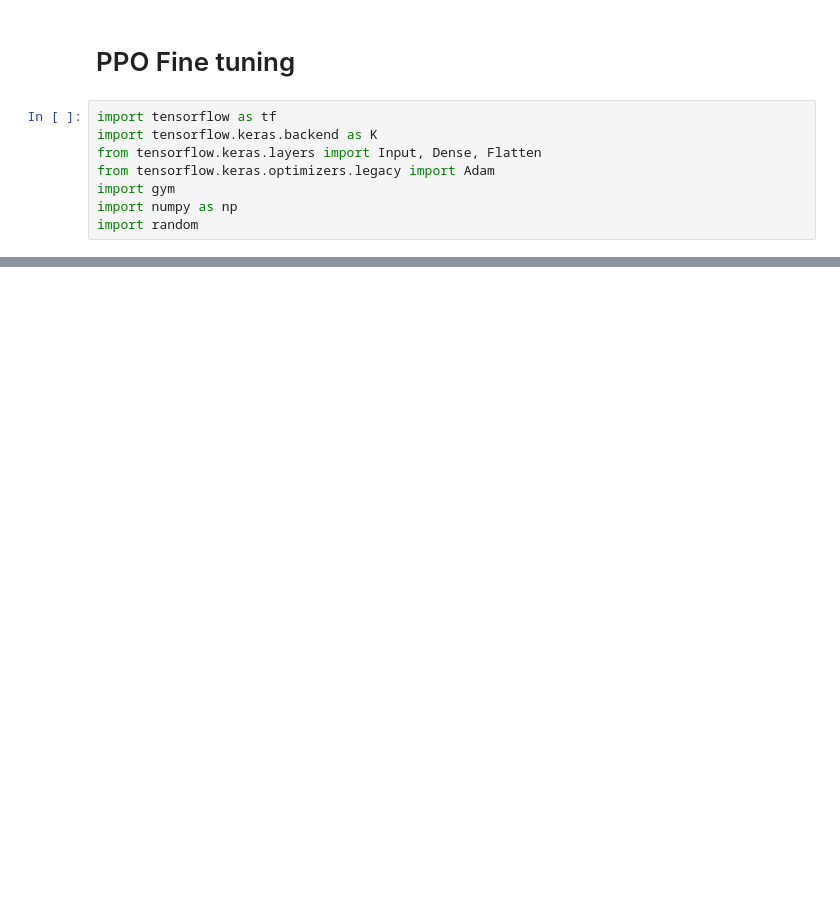
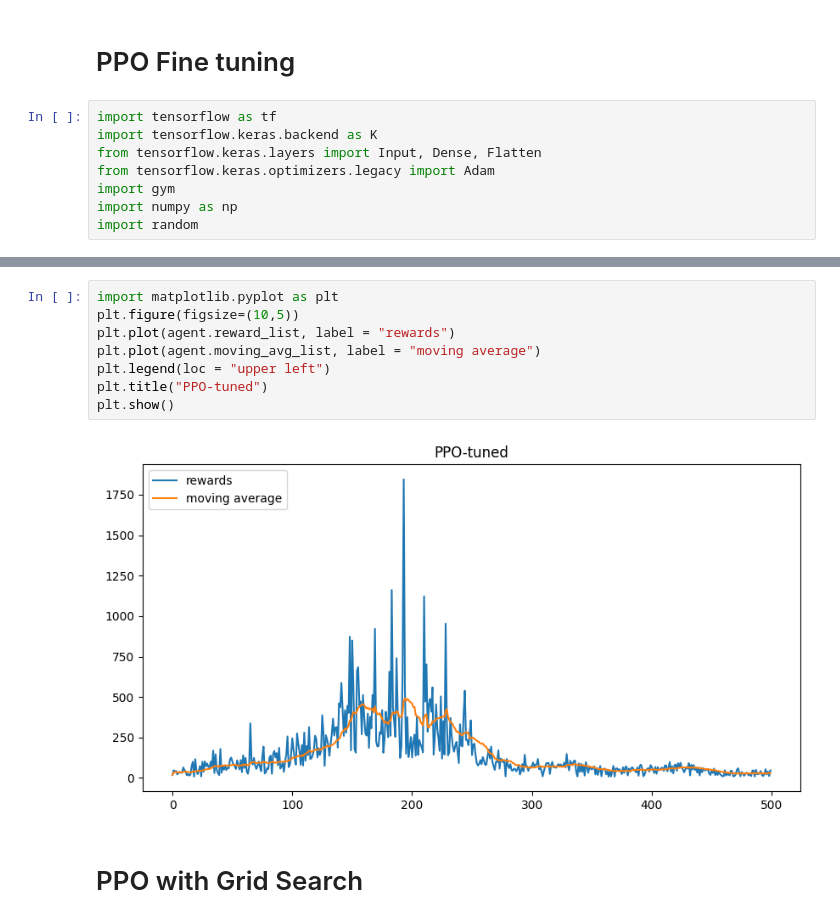
Before and after one commit to jmSNU/RL_practice, a Jupyter notebook: exercise.ipynb, the cells around one changed output, grey strips where cells are left out. Cells and saved outputs as stored; diff of their text form; blank space fills up the shorter version.

Commit message:
PPO_Grid

```diff
--- a/exercise.ipynb
+++ b/exercise.ipynb
@@ -1135,0 +1216,13 @@ SyntaxError: incomplete input (1919505652.py, line 127)
+# %%
+import matplotlib.pyplot as plt
+plt.figure(figsize=(10,5))
+plt.plot(agent.reward_list, label = "rewards")
+plt.plot(agent.moving_avg_list, label = "moving average")
+plt.legend(loc = "upper left")
+plt.title("PPO-tuned")
+plt.show()
+# %% [output]
+[figure, added]
+# %% [markdown]
+PPO with Grid Search
+============
```
Also changed, not shown: parts of 9 cells of this notebook.
